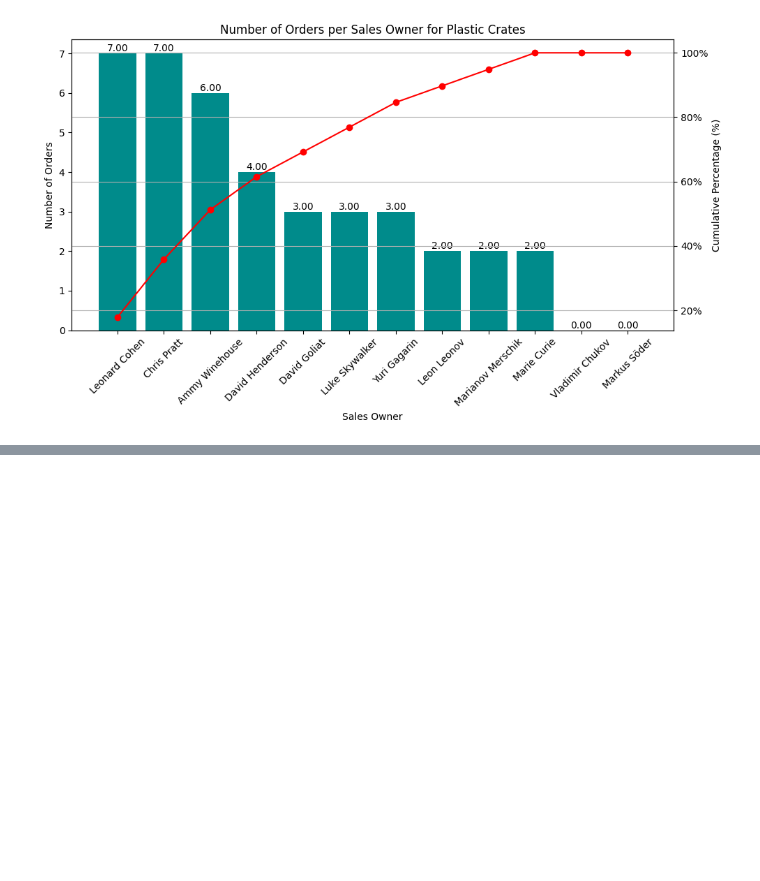
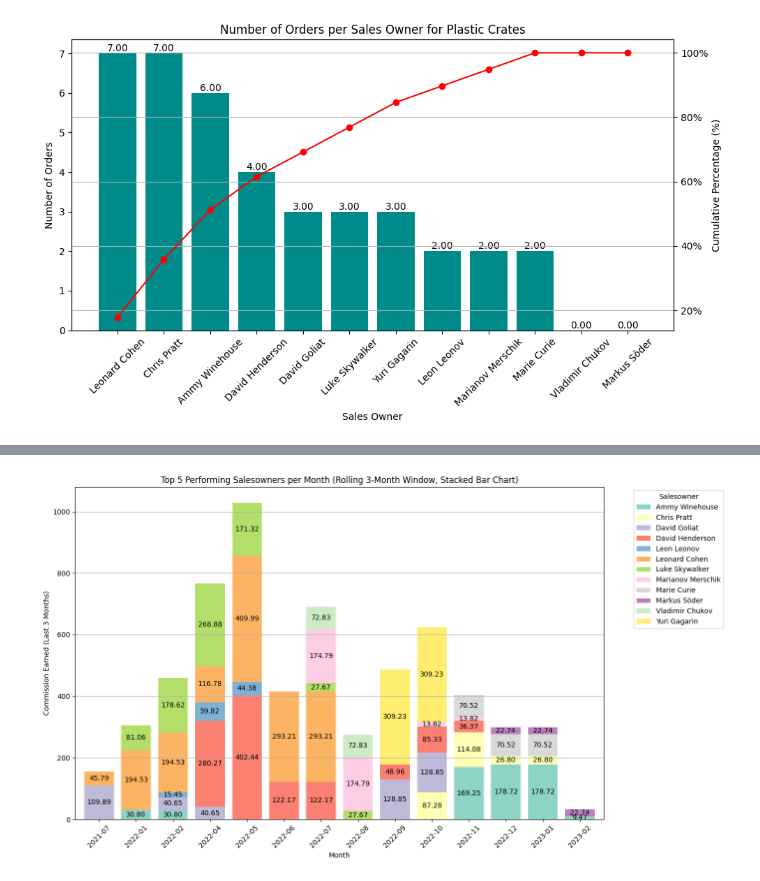
Before and after one commit to alecab94/data-engineering-test, a Jupyter notebook: solution/data_pipeline.ipynb, the cells around one changed output, grey strips where cells are left out. Saved outputs shown, nothing was run; the diff lists cells and outputs as text; code cells hidden in the pictures; blank space fills up the shorter version.

Commit message:
added last graph

```diff
--- a/solution/data_pipeline.ipynb
+++ b/solution/data_pipeline.ipynb
@@ -1560,0 +1564,57 @@ plot_pareto_chart(sales_df, 'orders_per_salesowner', crate_type='Plastic', start
+# %%
+sales_df['year_month'] = sales_df['date'].dt.to_period('M')
+
+top_performers_per_month = pd.DataFrame()
+
+commission_rates = [0.06, 0.025, 0.0095]  # Example commission rates for sales owners
+for period, group in sales_df.groupby('year_month'):
+    # Get data for the current and previous two months
+    end_date = group['date'].max()
+    start_date = end_date - pd.DateOffset(months=2)
+    data_window = sales_df[(sales_df['date'] > start_date) & (sales_df['date'] <= end_date)]
+
+    commission_summary = calculate_commissions(data_window, 'salesowners', 'net_invoice_value', commission_rates)
+
+    top_performers = commission_summary.nlargest(5, 'Commission (€)')
+    top_performers['year_month'] = period
+    top_performers_per_month = pd.concat([top_performers_per_month, top_performers], ignore_index=True)
+
+top_performers_df = pd.DataFrame(top_performers_per_month)
+
+def plot_top_performers_stacked(top_performers_df, savefig=False):
+    """
+    Plots the top 5 performing salesowners per month using a stacked bar chart.
+    Filters out months with 0 commission.
+
+    Parameters:
+        top_performers_df (pd.DataFrame): Dataframe containing the salesowners, commission, and year_month columns.
+    """
+    filtered_df = top_performers_df[top_performers_df['Commission (€)'] > 0]
+    pivot_df = filtered_df.pivot(index='year_month', columns='Sales Owner', values='Commission (€)').fillna(0)
+
+    ax = pivot_df.plot(
+        kind='bar',
+        stacked=True,
+        figsize=(14, 8),
+        colormap='Set3',
+        width=0.8
+    )
+    plt.xlabel('Month')
+    plt.ylabel('Commission Earned (Last 3 Months)')
+    plt.title('Top 5 Performing Salesowners per Month (Rolling 3-Month Window, Stacked Bar Chart)')
+    plt.xticks(rotation=45)
+    plt.legend(title='Salesowner', bbox_to_anchor=(1.05, 1), loc='upper left')
+
+    for container in ax.containers:
+        labels = [f'{v:.2f}' if v > 0 else '' for v in container.datavalues]
+        ax.bar_label(container, labels=labels, label_type='center')
+
+    plt.tight_layout()
+    plt.grid(axis='y')
+    if savefig == True:
+        plt.savefig(f'top_5_performers.png')
+    plt.show()
+
+plot_top_performers_stacked(top_performers_df, savefig=False)
+# %% [output]
+[figure, added]
```
Also changed, not shown: parts of 5 cells of this notebook, 1 other file.
